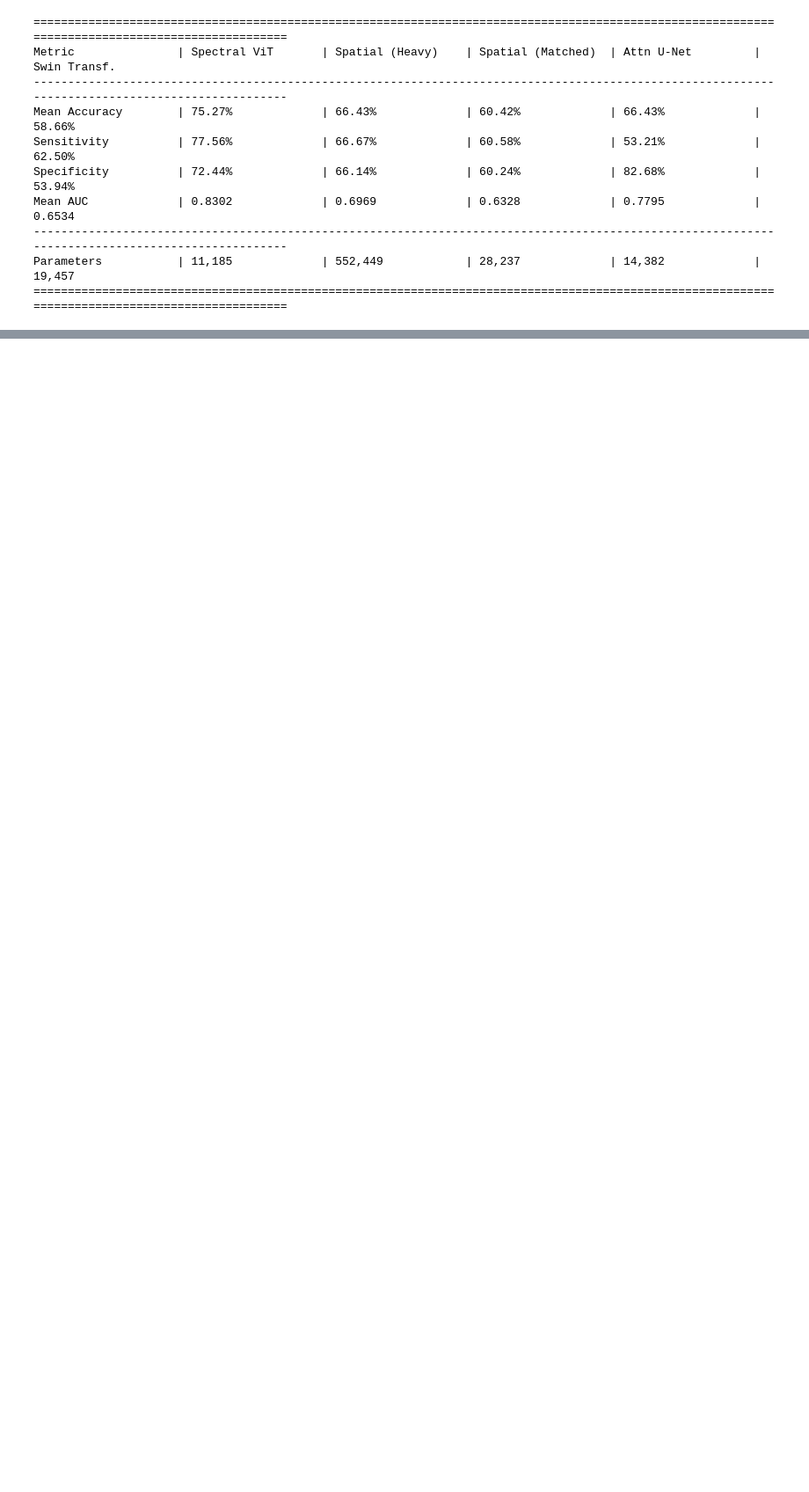
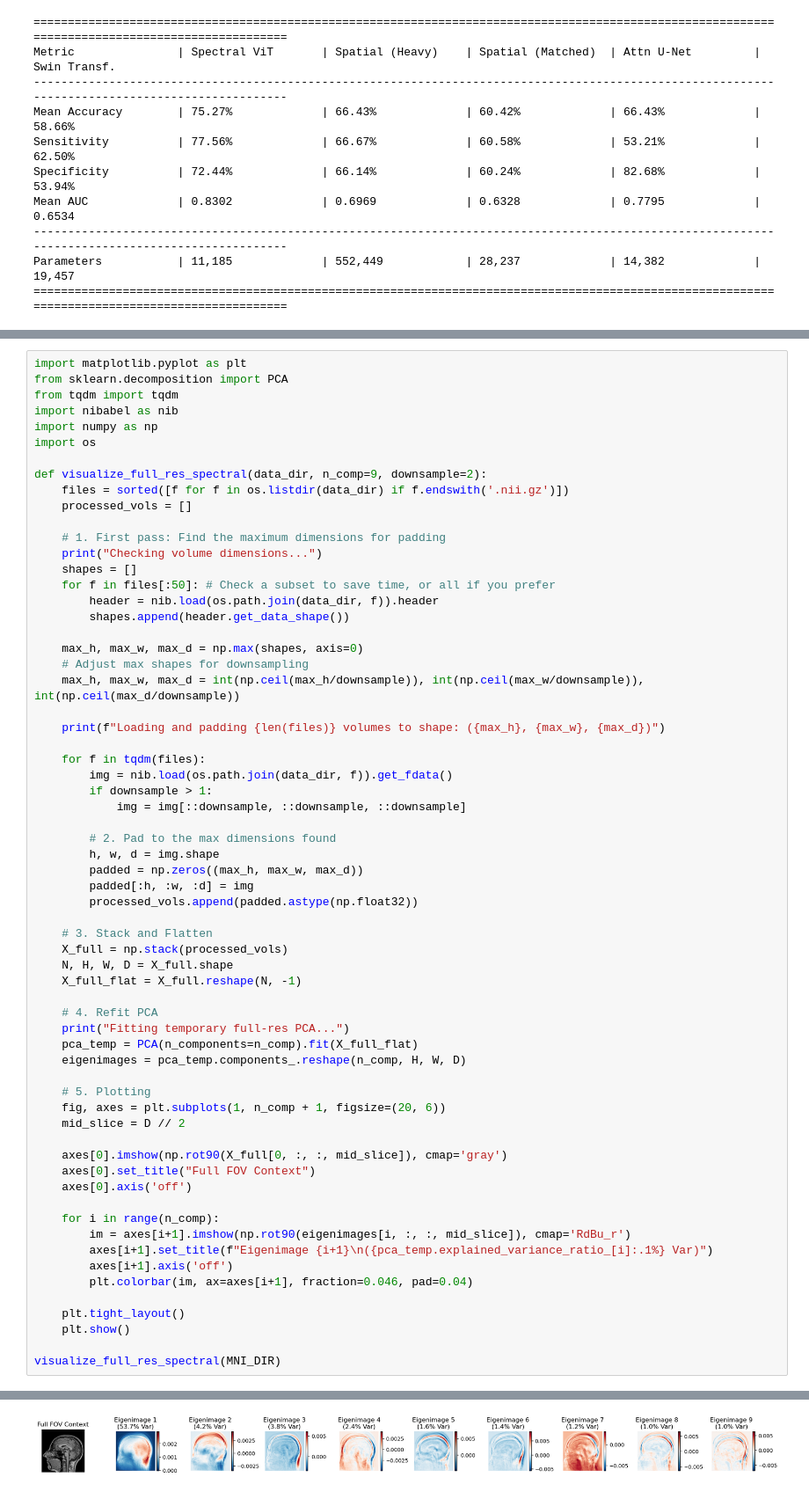
Before and after one commit to agr78/spectralViT, a Jupyter notebook: ixi.ipynb, the cells around one changed output, grey strips where cells are left out. Shown at 88% size. Drawn from its saved outputs; the diff is of its cells as text; blank space fills up the shorter version.

```diff
--- a/ixi.ipynb
+++ b/ixi.ipynb
@@ -690,0 +881,65 @@ Parameters           | 11,185             | 552,449            | 28,237
+# %%
+import matplotlib.pyplot as plt
+from sklearn.decomposition import PCA
+from tqdm import tqdm
+import nibabel as nib
+import numpy as np
+import os
+
+def visualize_full_res_spectral(data_dir, n_comp=9, downsample=2):
+    files = sorted([f for f in os.listdir(data_dir) if f.endswith('.nii.gz')])
+    processed_vols = []
+
+    # 1. First pass: Find the maximum dimensions for padding
+    print("Checking volume dimensions...")
+    shapes = []
+    for f in files[:50]: # Check a subset to save time, or all if you prefer
+        header = nib.load(os.path.join(data_dir, f)).header
+        shapes.append(header.get_data_shape())
+
+    max_h, max_w, max_d = np.max(shapes, axis=0)
+    # Adjust max shapes for downsampling
+    max_h, max_w, max_d = int(np.ceil(max_h/downsample)), int(np.ceil(max_w/downsample)), int(np.ceil(max_d/downsample))
+
+    print(f"Loading and padding {len(files)} volumes to shape: ({max_h}, {max_w}, {max_d})")
+
+    for f in tqdm(files):
+        img = nib.load(os.path.join(data_dir, f)).get_fdata()
+        if downsample > 1:
+            img = img[::downsample, ::downsample, ::downsample]
+
+        # 2. Pad to the max dimensions found
+        h, w, d = img.shape
+        padded = np.zeros((max_h, max_w, max_d))
+        padded[:h, :w, :d] = img
+        processed_vols.append(padded.astype(np.float32))
+
+    # 3. Stack and Flatten
+    X_full = np.stack(processed_vols)
+    N, H, W, D = X_full.shape
+    X_full_flat = X_full.reshape(N, -1)
+
+    # 4. Refit PCA
+    print("Fitting temporary full-res PCA...")
+    pca_temp = PCA(n_components=n_comp).fit(X_full_flat)
+    eigenimages = pca_temp.components_.reshape(n_comp, H, W, D)
+
+    # 5. Plotting
+    fig, axes = plt.subplots(1, n_comp + 1, figsize=(20, 6))
+    mid_slice = D // 2
+
+    axes[0].imshow(np.rot90(X_full[0, :, :, mid_slice]), cmap='gray')
+    axes[0].set_title("Full FOV Context")
+    axes[0].axis('off')
+
+    for i in range(n_comp):
+        im = axes[i+1].imshow(np.rot90(eigenimages[i, :, :, mid_slice]), cmap='RdBu_r')
+        axes[i+1].set_title(f"Eigenimage {i+1}\n({pca_temp.explained_variance_ratio_[i]:.1%} Var)")
+        axes[i+1].axis('off')
+        plt.colorbar(im, ax=axes[i+1], fraction=0.046, pad=0.04)
+
+    plt.tight_layout()
+    plt.show()
+
+visualize_full_res_spectral(MNI_DIR)
+# %% [output]
@@ -690,0 +949 @@ Parameters           | 11,185             | 552,449            | 28,237
+[figure, added]
```
Also changed, not shown: parts of 6 cells of this notebook, 4 other files.
